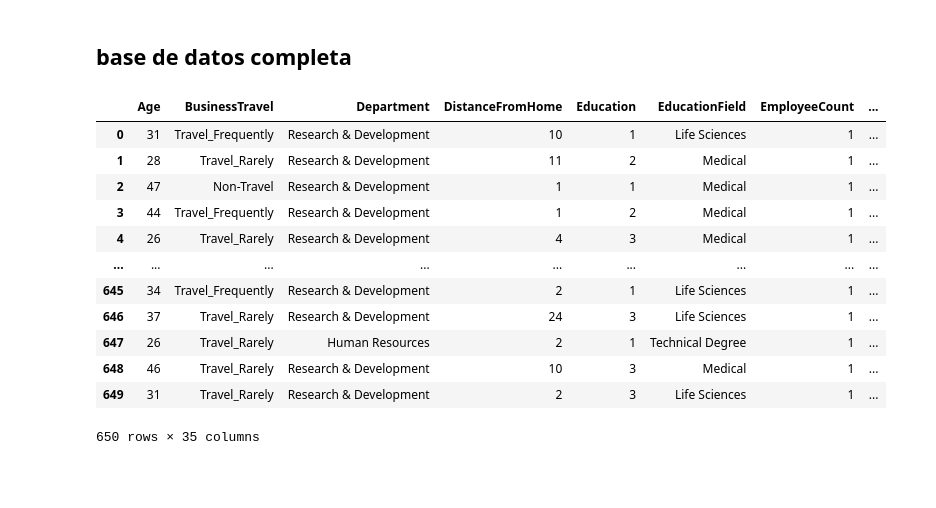
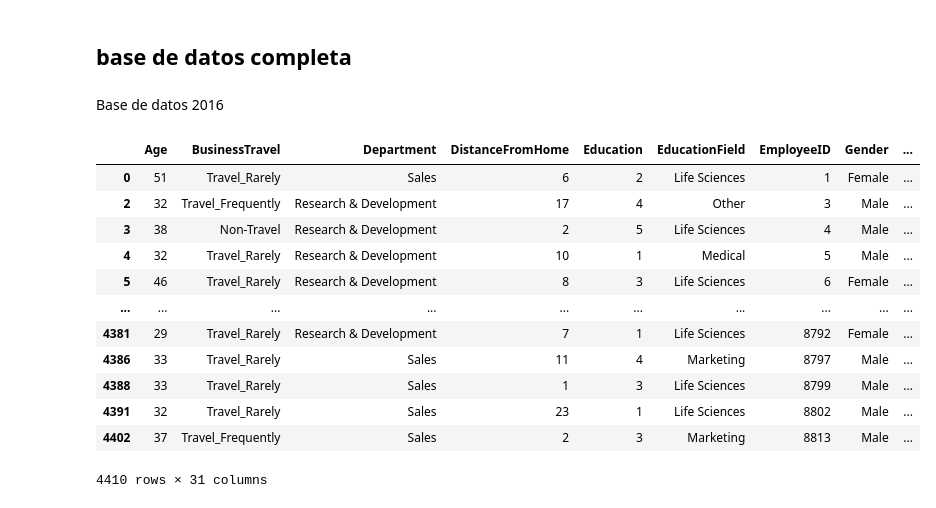
Before and after one commit to auramolina/Anal-tica-en-recursos-humanos, a Jupyter notebook: giberto1.ipynb, the cells around one changed output. Cells and saved outputs as stored; diff of their text form; code cells hidden in the pictures; blank space fills up the shorter version.

Commit message:
Base 2016

```diff
--- a/giberto1.ipynb
+++ b/giberto1.ipynb
@@ -408,0 +337,11 @@ Al analizar las entradas que tienen nulos en la variable "resignationReason" se
+# %%
+retirement_info['retirementDate'] = pd.to_datetime(retirement_info['retirementDate'])
+
+# Filtrar los datos para el año 2016 y el tipo de retiro 'Resignation'
+retirement_info_2016 = retirement_info[
+    (retirement_info['retirementDate'].dt.year == 2016) &
+    (retirement_info['retirementType'] == "Resignation")
+]
+
+#Lectura de datos
+retirement_info_2016.sort_values(by=['EmployeeID'],ascending=1)
@@ -460,3 +424,6 @@ employee_survey.isnull().sum()
 | WorkLifeBalance | 76 |
 | DateSurvey | 0 |
 dtype: int64
+# %%
+employee_survey['DateSurvey'] = pd.to_datetime(employee_survey['DateSurvey'], format='%d/%m/%Y')
+employee_survey['DateSurvey']
@@ -462,0 +445,5 @@ dtype: int64
+# %%
+# Filtrar los datos para el año 2015
+es2016 = employee_survey[employee_survey['DateSurvey'].dt.year == 2016]
+
+es2016.sort_values(by=['EmployeeID'], ascending=1)
@@ -463,22 +464,29 @@ dtype: int64
+# %%
+# Eliminación de variables no significativas
+es2016.drop(['DateSurvey','InfoDate'], axis=1, inplace=True)
 # %% [markdown]
 ## <font color='0c2054'> **base de datos completa** </font>
+# %% [markdown]
+Base de datos 2016
 # %%
-# Concatenar por filas
-Dat_completos = data_general.merge(manager_survey, on='EmployeeID').merge(retirement_info, on='EmployeeID').merge(employee_survey,on='EmployeeID')
+# Realizar las uniones (left join) de los DataFrames
+d2016 = (dg2016
+                .merge(es2016, on='EmployeeID', how='left')
+                .merge(ms2016, on='EmployeeID', how='left')
+                .merge(retirement_info_2016, on='EmployeeID', how='left'))
 
-# Mostrar el DataFrame concatenado
-Dat_completos.sort_values(by=['EmployeeID'],ascending=1)
+d2016.sort_values(by=['EmployeeID'], ascending=1)
 # %% [output]
-|  | Age | BusinessTravel | Department | DistanceFromHome | Education | EducationField | EmployeeCount | ... |
-| 0 | 31 | Travel_Frequently | Research & Development | 10 | 1 | Life Sciences | 1 | ... |
-| 1 | 28 | Travel_Rarely | Research & Development | 11 | 2 | Medical | 1 | ... |
-| 2 | 47 | Non-Travel | Research & Development | 1 | 1 | Medical | 1 | ... |
-| 3 | 44 | Travel_Frequently | Research & Development | 1 | 2 | Medical | 1 | ... |
-| 4 | 26 | Travel_Rarely | Research & Development | 4 | 3 | Medical | 1 | ... |
-| ... | ... | ... | ... | ... | ... | ... | ... | ... |
-| 645 | 34 | Travel_Frequently | Research & Development | 2 | 1 | Life Sciences | 1 | ... |
-| 646 | 37 | Travel_Rarely | Research & Development | 24 | 3 | Life Sciences | 1 | ... |
-| 647 | 26 | Travel_Rarely | Human Resources | 2 | 1 | Technical Degree | 1 | ... |
-| 648 | 46 | Travel_Rarely | Research & Development | 10 | 3 | Medical | 1 | ... |
-| 649 | 31 | Travel_Rarely | Research & Development | 2 | 3 | Life Sciences | 1 | ... |
+|  | Age | BusinessTravel | Department | DistanceFromHome | Education | EducationField | EmployeeID | Gender | ... |
+| 0 | 51 | Travel_Rarely | Sales | 6 | 2 | Life Sciences | 1 | Female | ... |
+| 2 | 32 | Travel_Frequently | Research & Development | 17 | 4 | Other | 3 | Male | ... |
+| 3 | 38 | Non-Travel | Research & Development | 2 | 5 | Life Sciences | 4 | Male | ... |
+| 4 | 32 | Travel_Rarely | Research & Development | 10 | 1 | Medical | 5 | Male | ... |
+| 5 | 46 | Travel_Rarely | Research & Development | 8 | 3 | Life Sciences | 6 | Female | ... |
+| ... | ... | ... | ... | ... | ... | ... | ... | ... | ... |
+| 4381 | 29 | Travel_Rarely | Research & Development | 7 | 1 | Life Sciences | 8792 | Female | ... |
+| 4386 | 33 | Travel_Rarely | Sales | 11 | 4 | Marketing | 8797 | Male | ... |
+| 4388 | 33 | Travel_Rarely | Sales | 1 | 3 | Life Sciences | 8799 | Male | ... |
+| 4391 | 32 | Travel_Rarely | Sales | 23 | 1 | Life Sciences | 8802 | Male | ... |
+| 4402 | 37 | Travel_Frequently | Sales | 2 | 3 | Marketing | 8813 | Male | ... |
-650 rows × 35 columns
+4410 rows × 31 columns
```
Also changed, not shown: parts of 20 cells of this notebook.
